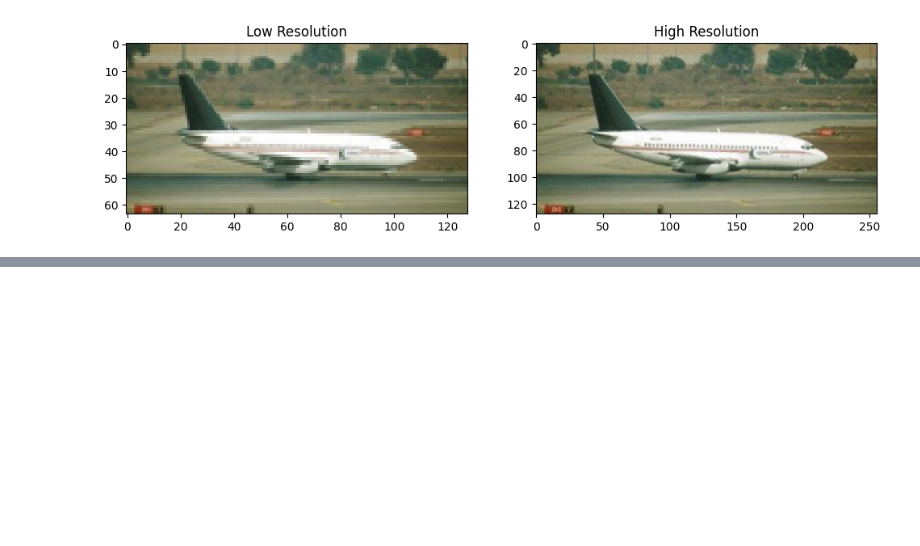
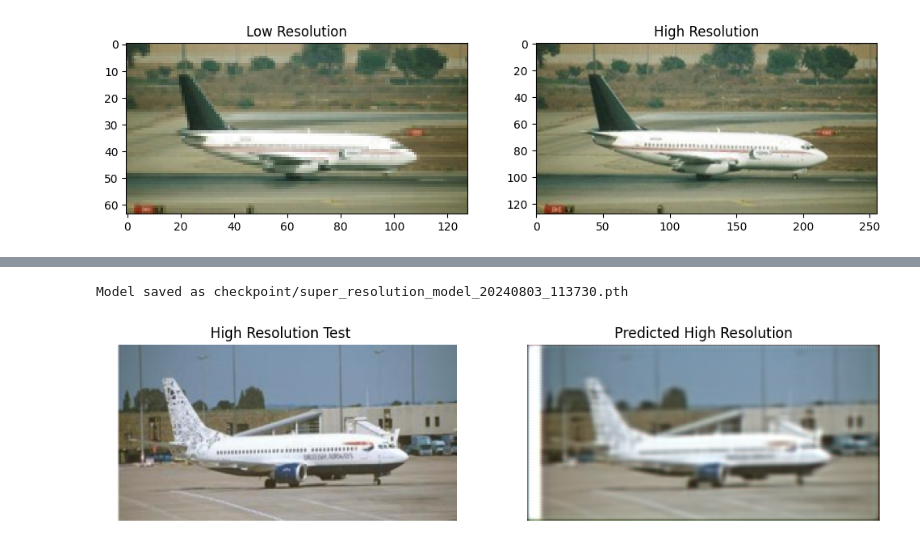
Before and after one commit to cMancio00/Super-Resolution, a Jupyter notebook: notebook.ipynb, the cells around one changed output, grey strips where cells are left out. Saved outputs shown, nothing was run; the diff lists cells and outputs as text; code cells hidden in the pictures; blank space fills up the shorter version.

```diff
--- a/notebook.ipynb
+++ b/notebook.ipynb
@@ -70,0 +73,4 @@ plt.show()
+# %%
+SRN = SuperResolution(64,2)
+
+print(SRN)
@@ -70,0 +99,3 @@ plt.show()
+# %%
+device = torch.device('cuda:0' if torch.cuda.is_available() else 'cpu')
+print(device)
@@ -70,0 +142,55 @@ plt.show()
+# %%
+os.makedirs("checkpoint", exist_ok=True)
+timestamp = datetime.now().strftime("%Y%m%d_%H%M%S")
+model_filename = f"checkpoint/super_resolution_model_{timestamp}.pth"
+torch.save(SRN.state_dict(), model_filename)
+print(f'Model saved as {model_filename}')
+# %% [output]
+Model saved as checkpoint/super_resolution_model_20240803_113730.pth
+# %%
+import numpy as np
+from PIL import Image
+
+prova = SuperResolution(64,2)
+prova = prova.to(device)
+
+checkpoint_path = "checkpoint/super_resolution_model_20240803_113730.pth"
+prova.load_state_dict(torch.load(checkpoint_path))
+prova.eval()
+
+low_res_test, high_res_test = next(iter(test_dataloader))
+
+low_res_test = low_res_test.to(device)
+
+with torch.no_grad():
+    predicted_high_res = SRN(low_res_test)
+
+# Normalizza i valori dell'immagine prevista
+predicted_image = predicted_high_res[0].permute(1, 2, 0).cpu().numpy()  # Converti in numpy
+predicted_image = torch.clamp(predicted_high_res[0], 0, 1).permute(1, 2, 0).cpu().numpy()  # Clipping
+
+# Salva l'immagine prevista
+plt.imsave("predicted_high_resolution.png", predicted_image)  # Salva l'immagine
+
+# Se vuoi usare PIL per salvare l'immagine
+predicted_image = (predicted_image * 255).astype(np.uint8)  # Converti in uint8 per PIL
+img = Image.fromarray(predicted_image)
+img.save("predicted_high_resolution_pil.png")  # Salva l'immagine
+
+# Visualizza le immagini
+_, ax = plt.subplots(1, 2, figsize=(12, 6))  # 1 riga e 2 colonne
+fig.suptitle('High Resolution and Predicted High Resolution Samples')
+
+# Visualizza l'immagine ad alta risoluzione originale
+ax[0].imshow(high_res_test[0].permute(1, 2, 0).cpu())
+ax[0].set_title("High Resolution Test")
+ax[0].axis('off')  # Nascondi gli assi
+
+# Visualizza l'immagine ad alta risoluzione prevista
+ax[1].imshow(predicted_image)
+ax[1].set_title("Predicted High Resolution")
+ax[1].axis('off')  # Nascondi gli assi
+
+plt.show()
+# %% [output]
+[figure, added]
```
Also changed, not shown: parts of 6 cells of this notebook, 4 other files.
